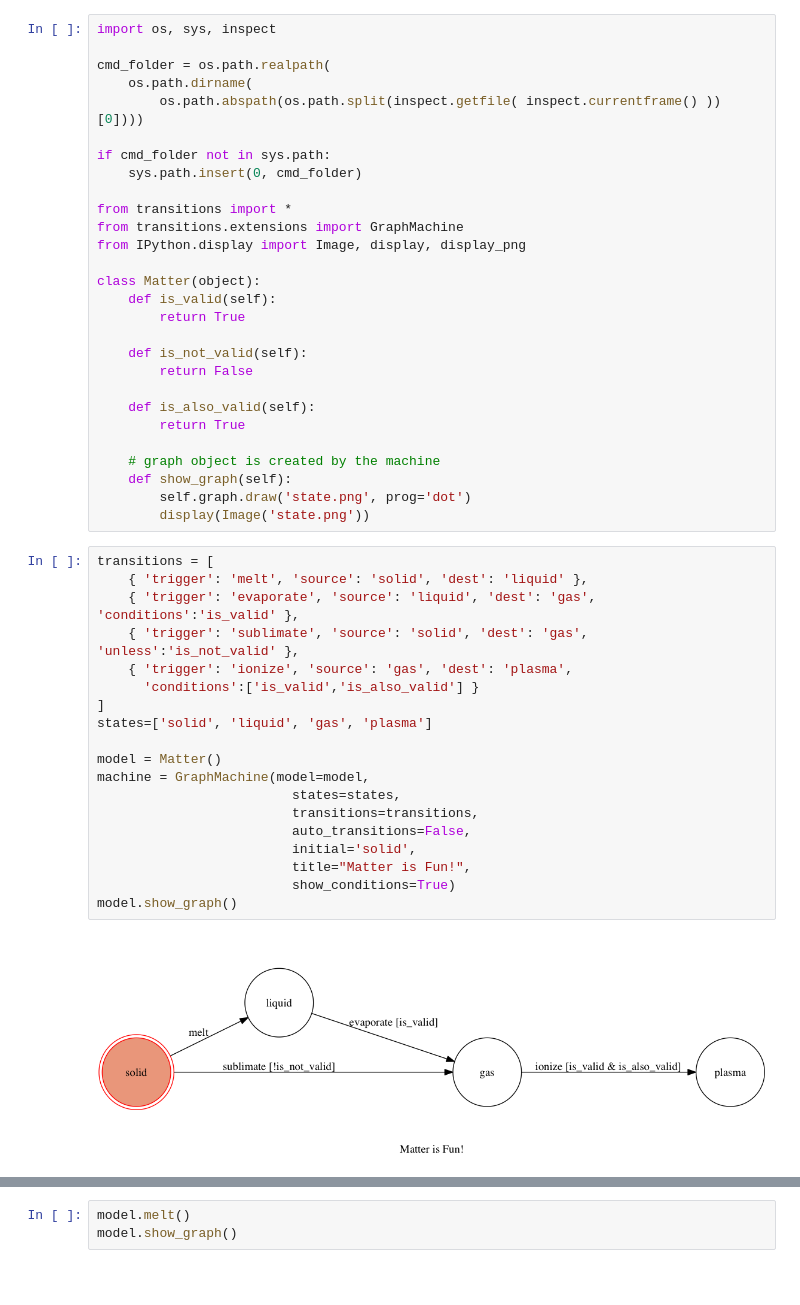
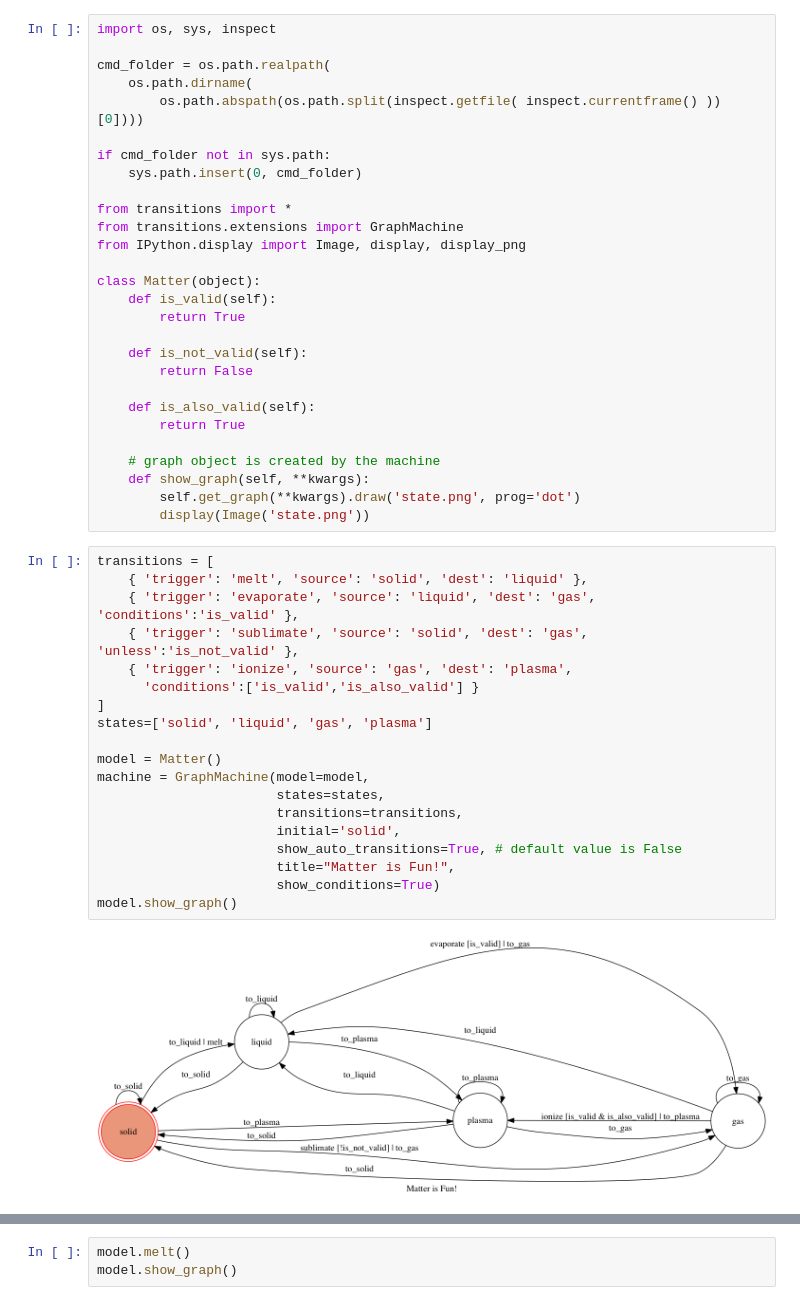
Before and after one commit to pytransitions/transitions, a Jupyter notebook: examples/Graph MIxin Demo.ipynb, the cells around one changed output, grey strips where cells are left out. Drawn from its saved outputs; the diff is of its cells as text; blank space fills up the shorter version.

Commit message:
push changes from feature branch and closed issues (remove_transition)

```diff
--- a/examples/Graph MIxin Demo.ipynb
+++ b/examples/Graph MIxin Demo.ipynb
@@ -23,27 +23,27 @@ class Matter(object):
         return True
 
     # graph object is created by the machine
-    def show_graph(self):
-        self.graph.draw('state.png', prog='dot')
+    def show_graph(self, **kwargs):
+        self.get_graph(**kwargs).draw('state.png', prog='dot')
         display(Image('state.png'))
 # %%
 transitions = [
     { 'trigger': 'melt', 'source': 'solid', 'dest': 'liquid' },
     { 'trigger': 'evaporate', 'source': 'liquid', 'dest': 'gas', 'conditions':'is_valid' },
     { 'trigger': 'sublimate', 'source': 'solid', 'dest': 'gas', 'unless':'is_not_valid' },
     { 'trigger': 'ionize', 'source': 'gas', 'dest': 'plasma',
       'conditions':['is_valid','is_also_valid'] }
 ]
 states=['solid', 'liquid', 'gas', 'plasma']
 
 model = Matter()
 machine = GraphMachine(model=model,
-                         states=states,
-                         transitions=transitions,
-                         auto_transitions=False,
-                         initial='solid',
-                         title="Matter is Fun!",
-                         show_conditions=True)
+                       states=states,
+                       transitions=transitions,
+                       initial='solid',
+                       show_auto_transitions=True, # default value is False
+                       title="Matter is Fun!",
+                       show_conditions=True)
 model.show_graph()
 # %% [output]
-[figure, old version]
+[figure, new version]
```
Also changed, not shown: parts of 3 cells of this notebook, 9 other files.
